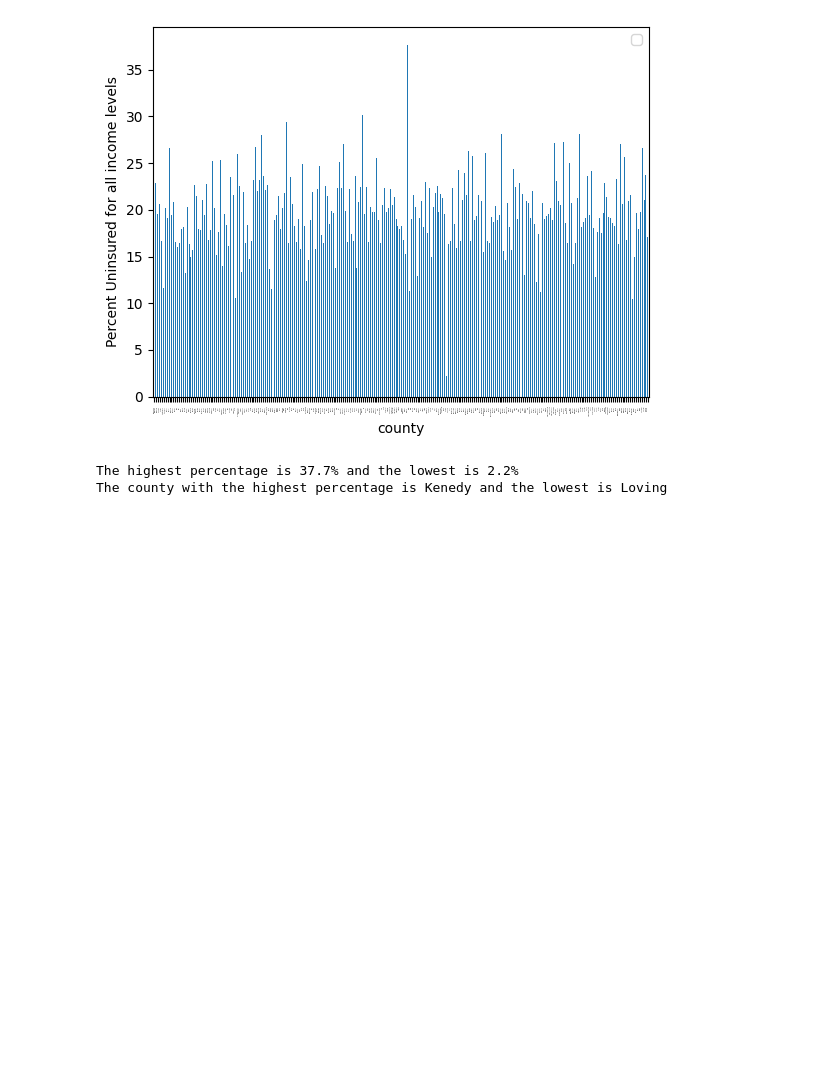
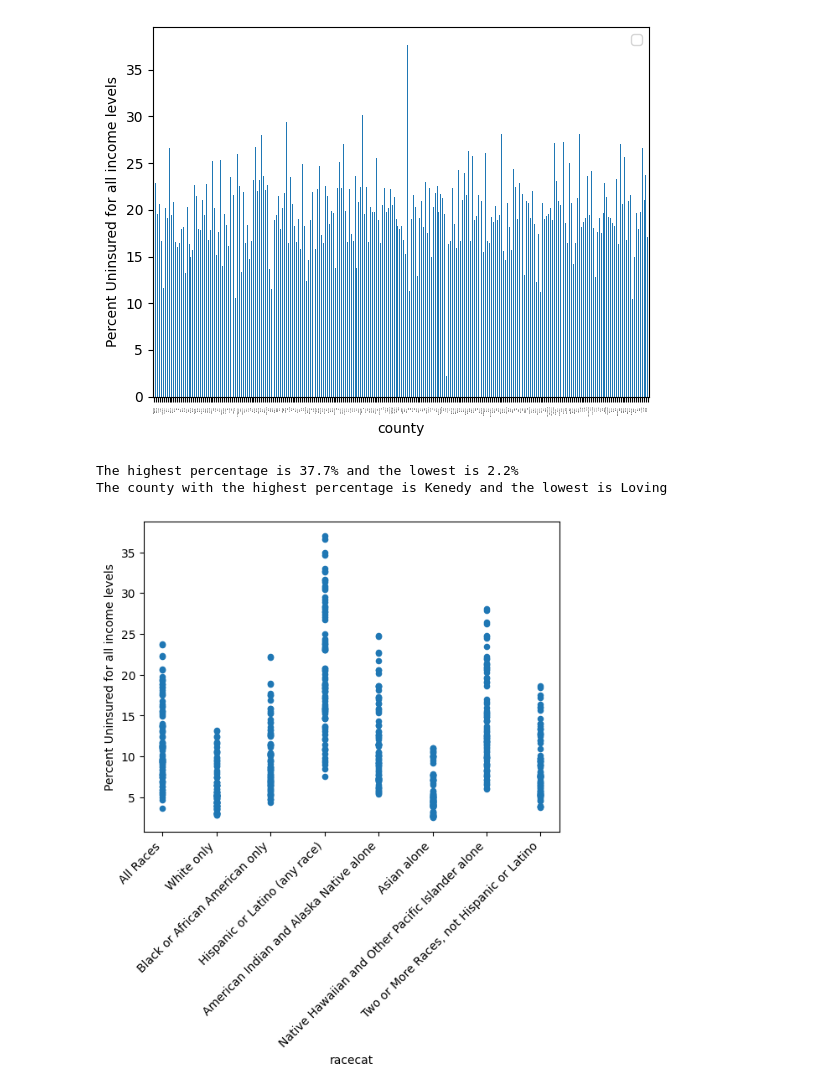
Before and after one commit to AntoAAAAAAAA/Disparities-Dashboard, a Jupyter notebook: InsuranceCoverage/Insurance_Coverage.ipynb, the cells around one changed output. Drawn from its saved outputs; the diff is of its cells as text; code cells hidden in the pictures; blank space fills up the shorter version.

```diff
--- a/InsuranceCoverage/Insurance_Coverage.ipynb
+++ b/InsuranceCoverage/Insurance_Coverage.ipynb
@@ -10,7 +10,6 @@ data['county_name'] = data['county_name'].str.strip()# remove the spaces
 texas_data = data[data['state_name'] == 'Texas'].copy() #only Texas data
 texas_data.drop(columns='Unnamed: 25', inplace=True) #remove blank column on right
 texas_data.dropna(axis=0, inplace=True) #remove rows with Na values
-texas_data = texas_data[texas_data['county_name'] != ''].copy() #remove rows with a blank county name
 texas_data.reset_index(drop=True, inplace=True) #reset index
 texas_data.rename(columns={'iprcat':'Income Category', 'PCTELIG':'Percent Uninsured for all income levels',
                            'NUI':'Number Uninsured',
@@ -54,3 +57,15 @@ print(this)
 [figure]
 The highest percentage is 37.7% and the lowest is 2.2%
 The county with the highest percentage is Kenedy and the lowest is Loving
+# %%
+race_data = texas_data[texas_data['county_name'] == ''].copy()
+hmap = {0:'All Races', 1:'White only', 2:'Black or African American only', 3:'Hispanic or Latino (any race)',
+        4:'American Indian and Alaska Native alone', 5:'Asian alone', 6:'Native Hawaiian and Other Pacific Islander alone',
+        7:'Two or More Races, not Hispanic or Latino'}
+
+race_data['racecat'] = race_data['racecat'].map(hmap)
+race_data.plot(x='racecat', y='Percent Uninsured for all income levels', kind='scatter')
+plt.xticks(rotation = 45, ha = 'right')
+plt.show()
+# %% [output]
+[figure, added]
```
Also changed, not shown: parts of 2 cells of this notebook.
